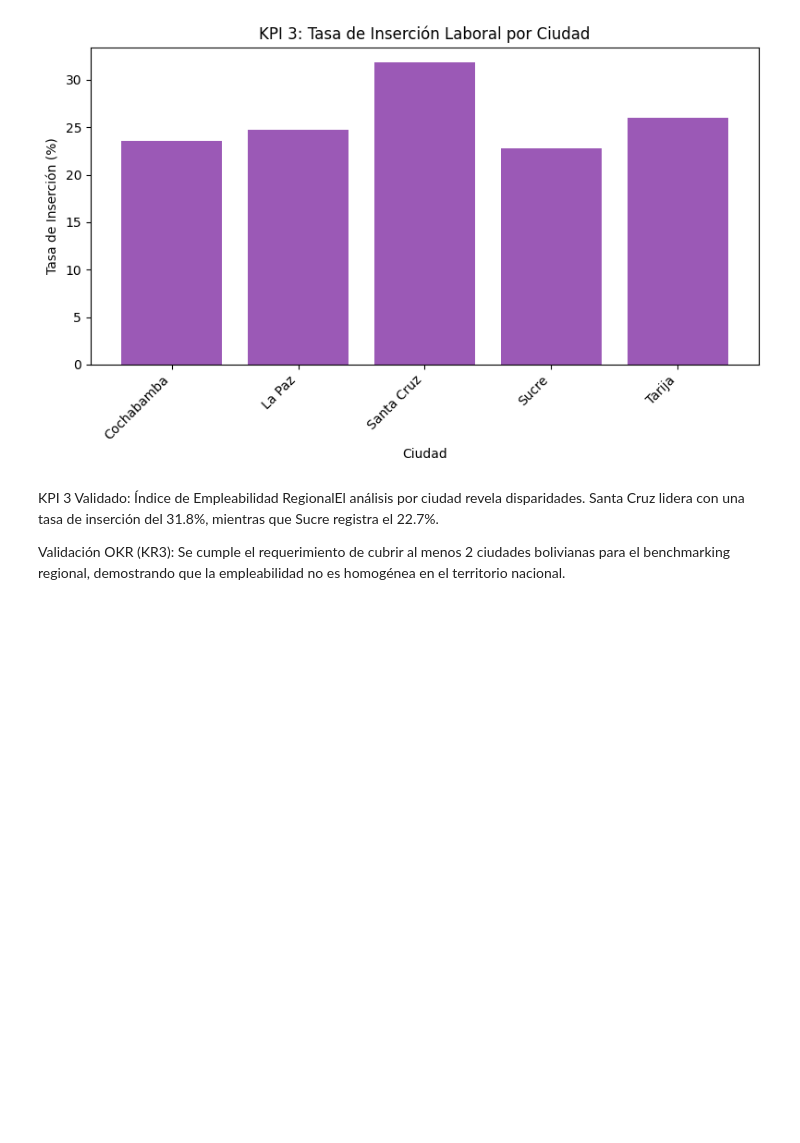
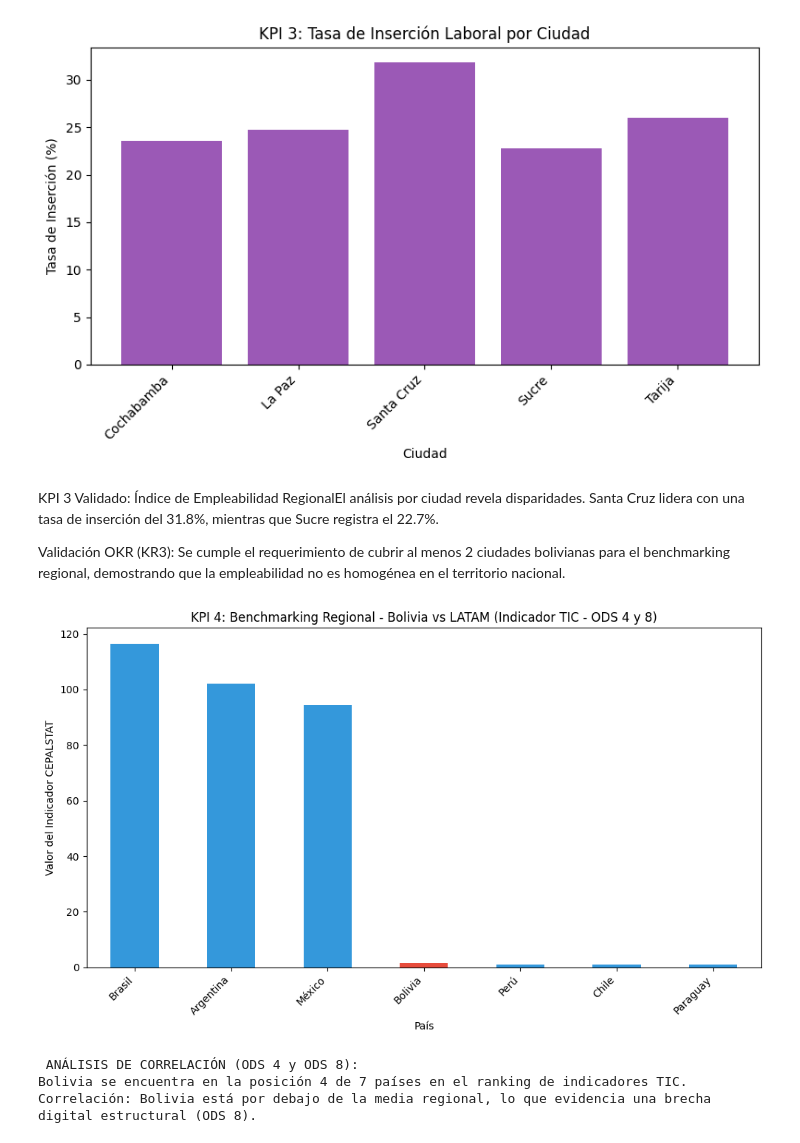
Before and after one commit to temps-code/brecha-digital-bi, a Jupyter notebook: notebooks/03_calculo_kpis.ipynb, the cells around one changed output. Drawn from its saved outputs; the diff is of its cells as text; code cells hidden in the pictures; blank space fills up the shorter version.

Commit message:
feat: calculados KPI 4 (benchmarking CEPAL) y análisis correlación ODS

```diff
--- a/notebooks/03_calculo_kpis.ipynb
+++ b/notebooks/03_calculo_kpis.ipynb
@@ -129,3 +129,47 @@ plt.show()
 KPI 3 Validado: Índice de Empleabilidad RegionalEl análisis por ciudad revela disparidades. Santa Cruz lidera con una tasa de inserción del 31.8%, mientras que Sucre registra el 22.7%.
 
 Validación OKR (KR3): Se cumple el requerimiento de cubrir al menos 2 ciudades bolivianas para el benchmarking regional, demostrando que la empleabilidad no es homogénea en el territorio nacional.
+# %%
+# Cargamos los datos de CEPALSTAT
+df_cepal = pd.read_csv("../data/processed/cepalstat/indicadores_tic_region_cleaned.csv")
+
+# 1. Filtramos países clave de LATAM por su código ISO3
+paises_latam = ['bol', 'arg', 'bra', 'chl', 'col', 'mex', 'per', 'ury', 'pry', 'ecu']
+df_latam = df_cepal[df_cepal['iso3'].isin(paises_latam)]
+
+# 2. Traducimos el código a nombre de país para el gráfico
+nombres_paises = {
+    'bol': 'Bolivia', 'arg': 'Argentina', 'bra': 'Brasil', 'chl': 'Chile',
+    'col': 'Colombia', 'mex': 'México', 'per': 'Perú', 'ury': 'Uruguay',
+    'pry': 'Paraguay', 'ecu': 'Ecuador'
+}
+df_latam['Pais'] = df_latam['iso3'].map(nombres_paises)
+
+# 3. Agrupamos por país y calculamos el promedio del indicador 'value'
+df_benchmark = df_latam.groupby('Pais')['value'].mean().sort_values(ascending=False)
+
+# 4. Gráfico de Benchmarking
+plt.figure(figsize=(10, 6))
+colores = ['#e74c3c' if pais == 'Bolivia' else '#3498db' for pais in df_benchmark.index]
+df_benchmark.plot(kind='bar', color=colores)
+
+plt.title('KPI 4: Benchmarking Regional - Bolivia vs LATAM (Indicador TIC - ODS 4 y 8)')
+plt.ylabel('Valor del Indicador CEPALSTAT')
+plt.xlabel('País')
+plt.xticks(rotation=45, ha='right')
+plt.tight_layout()
+plt.show()
+
+# 5. Análisis de correlación
+print("\n ANÁLISIS DE CORRELACIÓN (ODS 4 y ODS 8):")
+pos_bolivia = df_benchmark.index.get_loc('Bolivia') + 1
+print(f"Bolivia se encuentra en la posición {pos_bolivia} de {len(df_benchmark)} países en el ranking de indicadores TIC.")
+if pos_bolivia <= len(df_benchmark) / 2:
+    print("Correlación: Bolivia está por encima de la media regional, lo que indica un entorno favorable para las TIC.")
+else:
+    print("Correlación: Bolivia está por debajo de la media regional, lo que evidencia una brecha digital estructural (ODS 8).")
+# %% [output]
+[figure, added]
+ ANÁLISIS DE CORRELACIÓN (ODS 4 y ODS 8):
+Bolivia se encuentra en la posición 4 de 7 países en el ranking de indicadores TIC.
+Correlación: Bolivia está por debajo de la media regional, lo que evidencia una brecha digital estructural (ODS 8).
```
Also changed, not shown: parts of 1 cell of this notebook.
